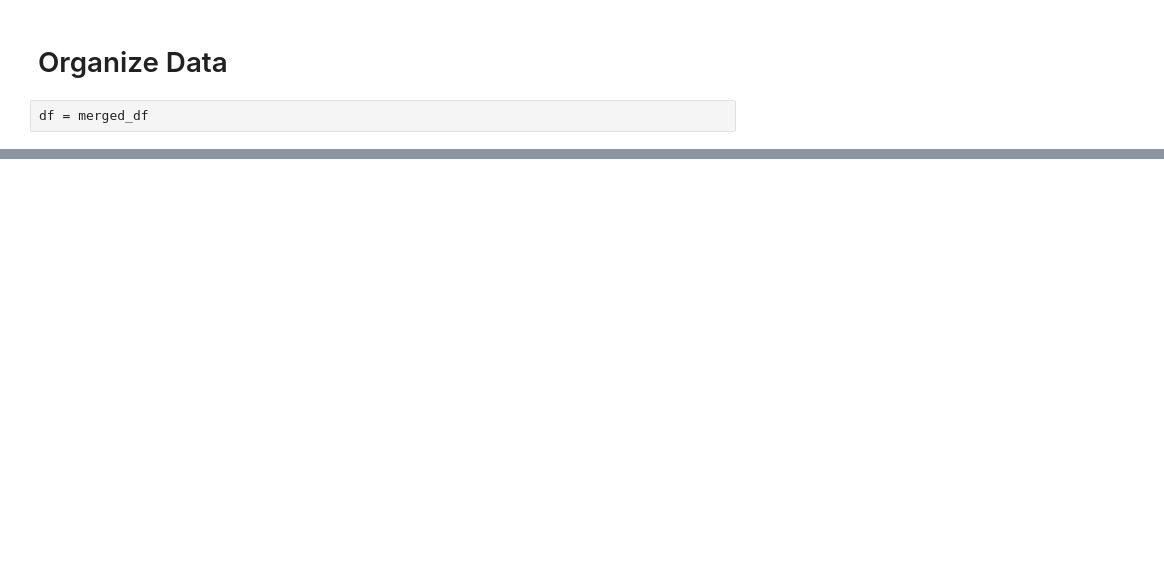
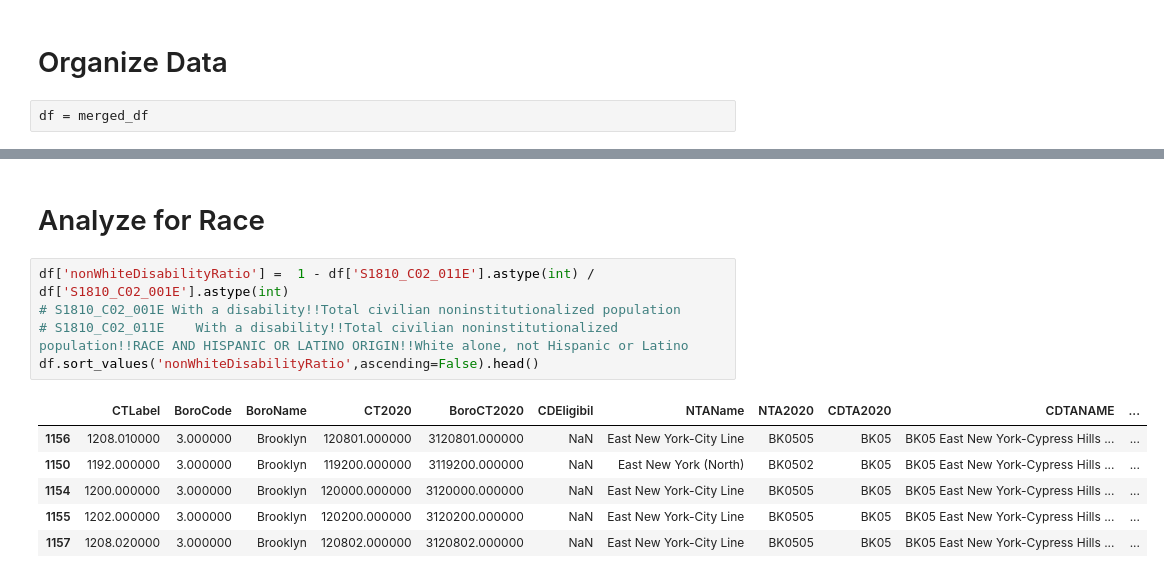
Before and after one commit to tako8888/project1_wheelchair, a Jupyter notebook: data/YT_analysis2_changeMerge.ipynb, the cells around one changed output, grey strips where cells are left out. Saved outputs shown, nothing was run; the diff lists cells and outputs as text; blank space fills up the shorter version.

```diff
--- a/data/YT_analysis2_changeMerge.ipynb
+++ b/data/YT_analysis2_changeMerge.ipynb
@@ -498,0 +694,14 @@ df['DepArea'].sum() / df['Shape_Area']
+# %% [markdown]
+# Analyze for Race
+# %%
+df['nonWhiteDisabilityRatio'] =  1 - df['S1810_C02_011E'].astype(int) / df['S1810_C02_001E'].astype(int)
+# S1810_C02_001E With a disability!!Total civilian noninstitutionalized population
+# S1810_C02_011E	With a disability!!Total civilian noninstitutionalized population!!RACE AND HISPANIC OR LATINO ORIGIN!!White alone, not Hispanic or Latino
+df.sort_values('nonWhiteDisabilityRatio',ascending=False).head()
+# %% [output]
+|  | CTLabel | BoroCode | BoroName | CT2020 | BoroCT2020 | CDEligibil | NTAName | NTA2020 | CDTA2020 | CDTANAME | ... |
+| 1156 | 1208.010000 | 3.000000 | Brooklyn | 120801.000000 | 3120801.000000 | NaN | East New York-City Line | BK0505 | BK05 | BK05 East New York-Cypress Hills ... | ... |
+| 1150 | 1192.000000 | 3.000000 | Brooklyn | 119200.000000 | 3119200.000000 | NaN | East New York (North) | BK0502 | BK05 | BK05 East New York-Cypress Hills ... | ... |
+| 1154 | 1200.000000 | 3.000000 | Brooklyn | 120000.000000 | 3120000.000000 | NaN | East New York-City Line | BK0505 | BK05 | BK05 East New York-Cypress Hills ... | ... |
+| 1155 | 1202.000000 | 3.000000 | Brooklyn | 120200.000000 | 3120200.000000 | NaN | East New York-City Line | BK0505 | BK05 | BK05 East New York-Cypress Hills ... | ... |
+| 1157 | 1208.020000 | 3.000000 | Brooklyn | 120802.000000 | 3120802.000000 | NaN | East New York-City Line | BK0505 | BK05 | BK05 East New York-Cypress Hills ... | ... |
```
Also changed, not shown: parts of 41 cells of this notebook, 48 other files.
